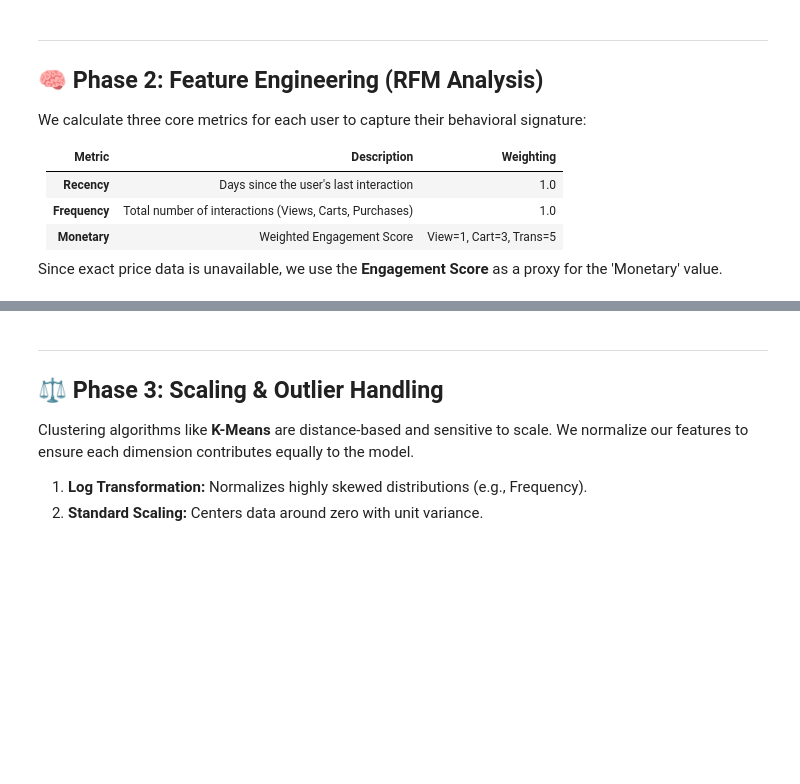
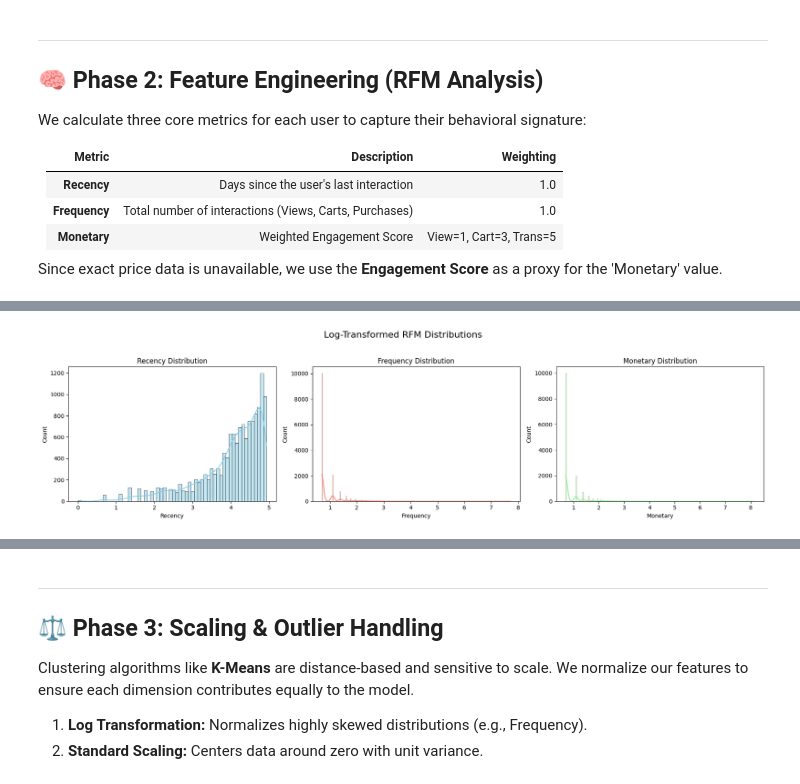
Before and after one commit to baokhanh1410/clustering_retailrocket_recommender_system, a Jupyter notebook: main.ipynb, the cells around one changed output, grey strips where cells are left out. Saved outputs shown, nothing was run; the diff lists cells and outputs as text; code cells hidden in the pictures; blank space fills up the shorter version.

```diff
--- a/main.ipynb
+++ b/main.ipynb
@@ -82,0 +143,7 @@ rfm_df.head()
+# %%
+# 3. Plot Transformed Distributions (Log-Scale)
+import numpy as np
+rfm_log = np.log1p(rfm_df_subset)
+plot_rfm_distributions(rfm_log, title="Log-Transformed RFM Distributions")
+# %% [output]
+[figure, added]
```
Also changed, not shown: parts of 15 cells of this notebook, 5 other files.
